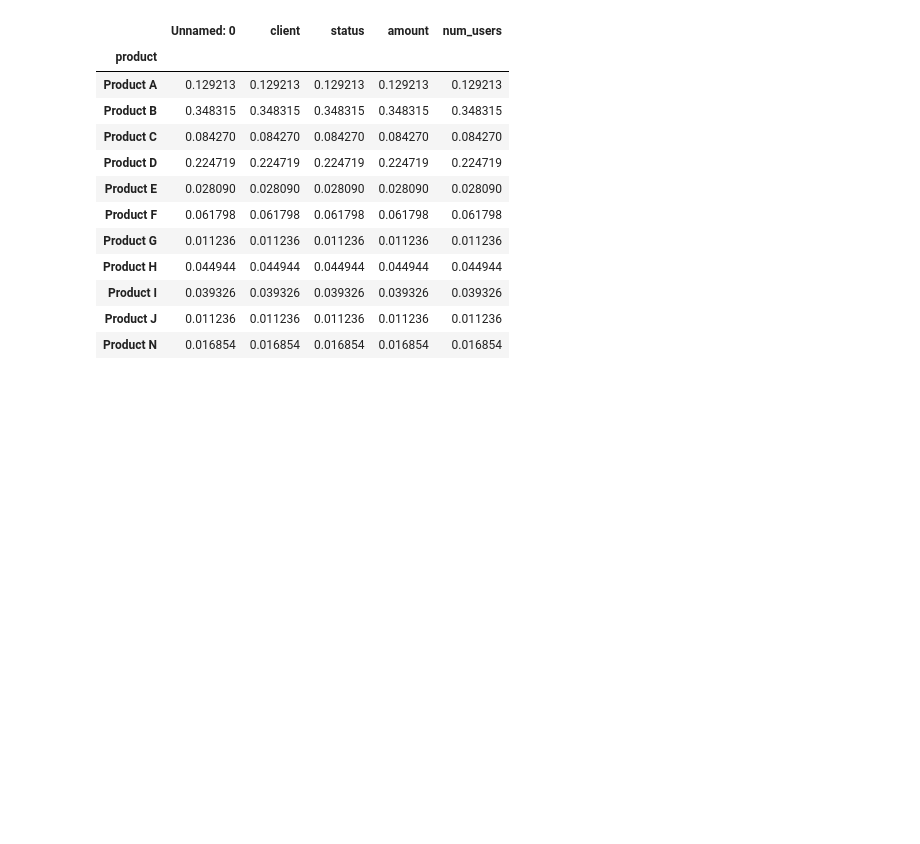
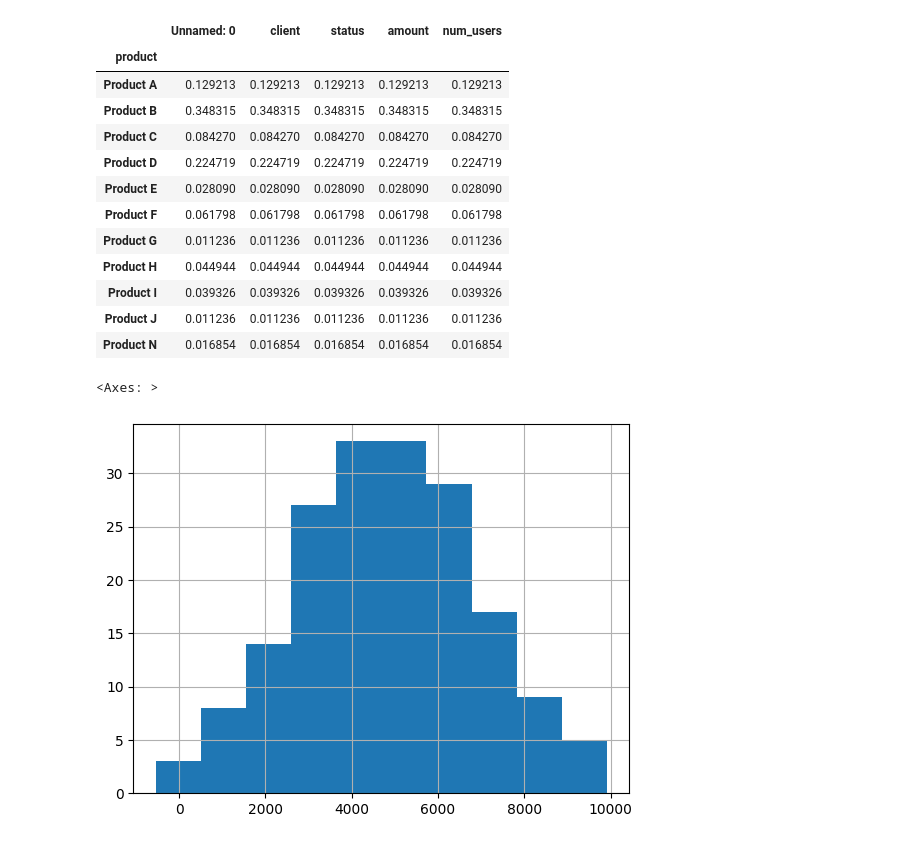
Before and after one commit to esragcetnky/DataCampCourses, a Jupyter notebook: Statistics_Fundamentals_in_Python/1_intro_stats.ipynb, the cells around one changed output. Cells and saved outputs as stored; diff of their text form; code cells hidden in the pictures; blank space fills up the shorter version.

```diff
--- a/Statistics_Fundamentals_in_Python/1_intro_stats.ipynb
+++ b/Statistics_Fundamentals_in_Python/1_intro_stats.ipynb
@@ -162,3 +166,8 @@ amir_deals.groupby('product').count() / amir_deals.shape[0]
 | Product I | 0.039326 | 0.039326 | 0.039326 | 0.039326 | 0.039326 |
 | Product J | 0.011236 | 0.011236 | 0.011236 | 0.011236 | 0.011236 |
 | Product N | 0.016854 | 0.016854 | 0.016854 | 0.016854 | 0.016854 |
+# %%
+amir_deals.amount.hist()
+# %% [output]
+<Axes: >
+[figure, added]
```
Also changed, not shown: parts of 15 cells of this notebook, 1 other file.
